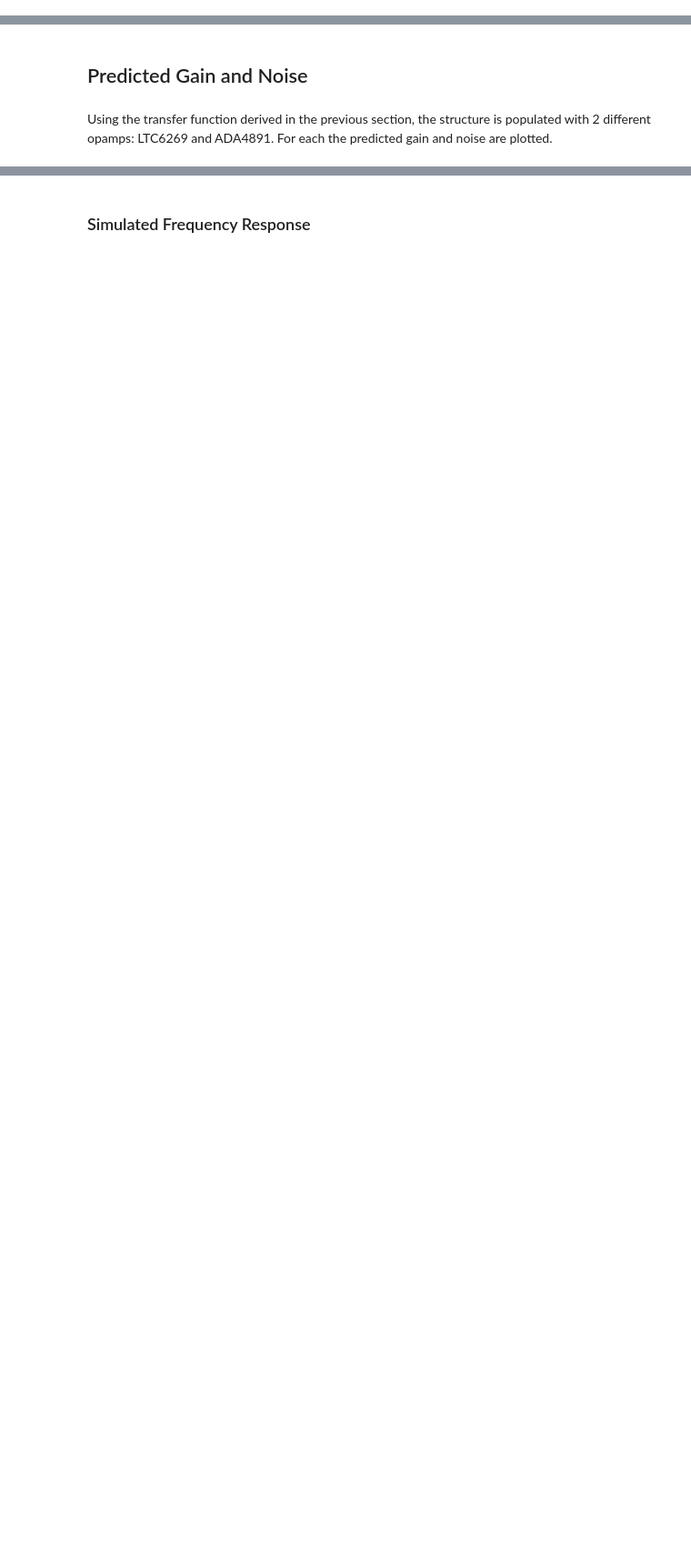
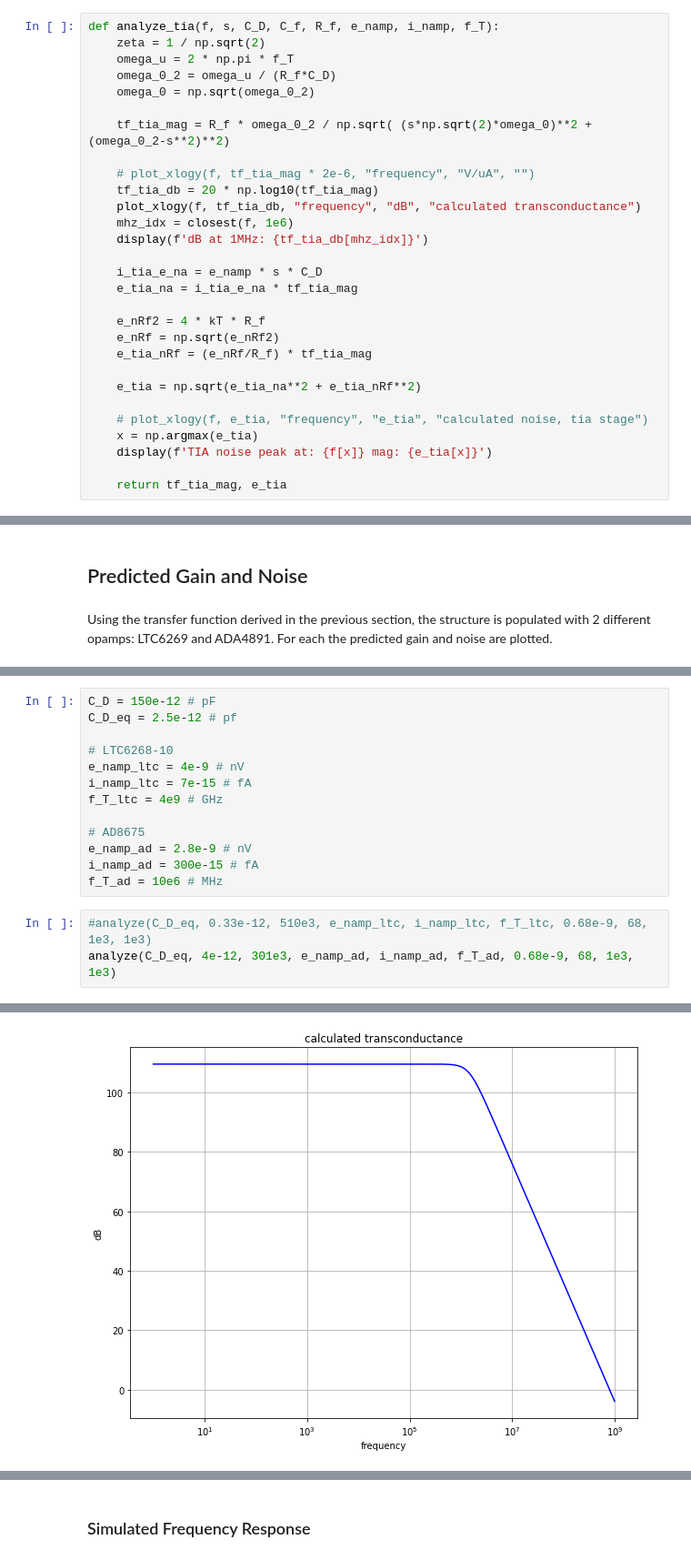
Before and after one commit to dimant/ee538-spring2021, a Jupyter notebook: Project/Project.ipynb, the cells around one changed output, grey strips where cells are left out. Shown at 91% size. Cells and saved outputs as stored; diff of their text form; blank space fills up the shorter version.

```diff
--- a/Project/Project.ipynb
+++ b/Project/Project.ipynb
@@ -142,3 +105,32 @@ def plot_ltspice_ac(fname):
     khz_idx = closest(fsim, 1e3)
     display(f'gain at {fsim[khz_idx]} Hz: {dbsim[khz_idx]} dB')
     display(f'gain at {fsim[mhz_idx]} Hz: {dbsim[mhz_idx]} dB')
+# %%
+def analyze_tia(f, s, C_D, C_f, R_f, e_namp, i_namp, f_T):
+    zeta = 1 / np.sqrt(2)
+    omega_u = 2 * np.pi * f_T
+    omega_0_2 = omega_u / (R_f*C_D)
+    omega_0 = np.sqrt(omega_0_2)
+
+    tf_tia_mag = R_f * omega_0_2 / np.sqrt( (s*np.sqrt(2)*omega_0)**2 + (omega_0_2-s**2)**2)
+
+    # plot_xlogy(f, tf_tia_mag * 2e-6, "frequency", "V/uA", "")
+    tf_tia_db = 20 * np.log10(tf_tia_mag)
+    plot_xlogy(f, tf_tia_db, "frequency", "dB", "calculated transconductance")
+    mhz_idx = closest(f, 1e6)
+    display(f'dB at 1MHz: {tf_tia_db[mhz_idx]}')
+
+    i_tia_e_na = e_namp * s * C_D
+    e_tia_na = i_tia_e_na * tf_tia_mag
+
+    e_nRf2 = 4 * kT * R_f
+    e_nRf = np.sqrt(e_nRf2)
+    e_tia_nRf = (e_nRf/R_f) * tf_tia_mag
+
+    e_tia = np.sqrt(e_tia_na**2 + e_tia_nRf**2)
+
+    # plot_xlogy(f, e_tia, "frequency", "e_tia", "calculated noise, tia stage")
+    x = np.argmax(e_tia)
+    display(f'TIA noise peak at: {f[x]} mag: {e_tia[x]}')
+
+    return tf_tia_mag, e_tia
@@ -322,0 +355,17 @@ Complete schematic showing the transimpedance stage, any additional gain stages,
+# %%
+C_D = 150e-12 # pF
+C_D_eq = 2.5e-12 # pf
+
+# LTC6268-10
+e_namp_ltc = 4e-9 # nV
+i_namp_ltc = 7e-15 # fA
+f_T_ltc = 4e9 # GHz
+
+# AD8675
+e_namp_ad = 2.8e-9 # nV
+i_namp_ad = 300e-15 # fA
+f_T_ad = 10e6 # MHz
+# %%
+#analyze(C_D_eq, 0.33e-12, 510e3, e_namp_ltc, i_namp_ltc, f_T_ltc, 0.68e-9, 68, 1e3, 1e3)
+analyze(C_D_eq, 4e-12, 301e3, e_namp_ad, i_namp_ad, f_T_ad, 0.68e-9, 68, 1e3, 1e3)
+# %% [output]
@@ -322,0 +376 @@ Complete schematic showing the transimpedance stage, any additional gain stages,
+[figure, added]
```
Also changed, not shown: parts of 69 cells of this notebook, 13 other files.
